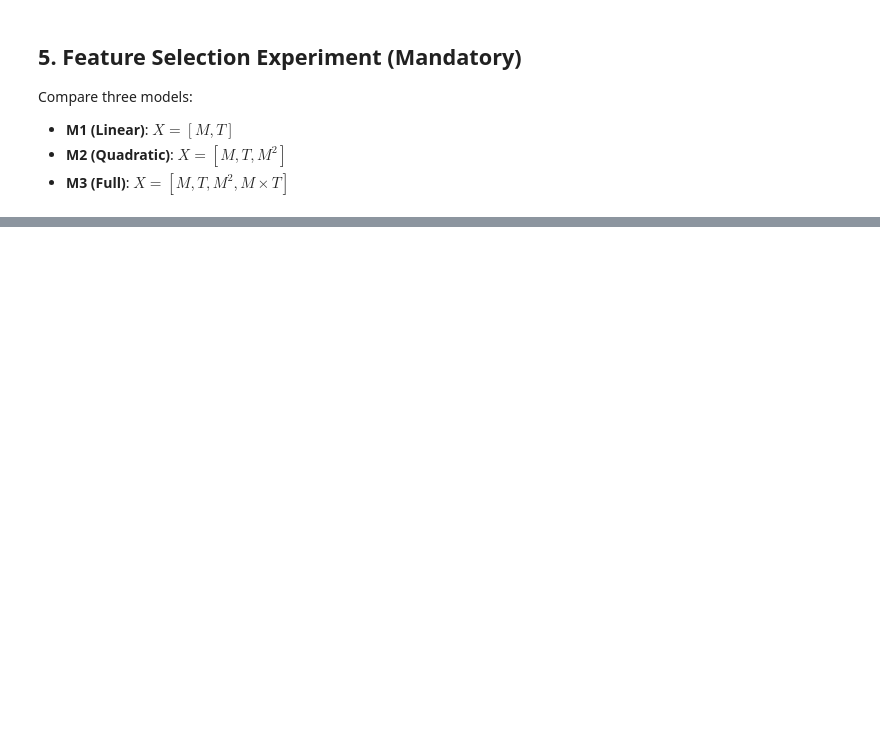
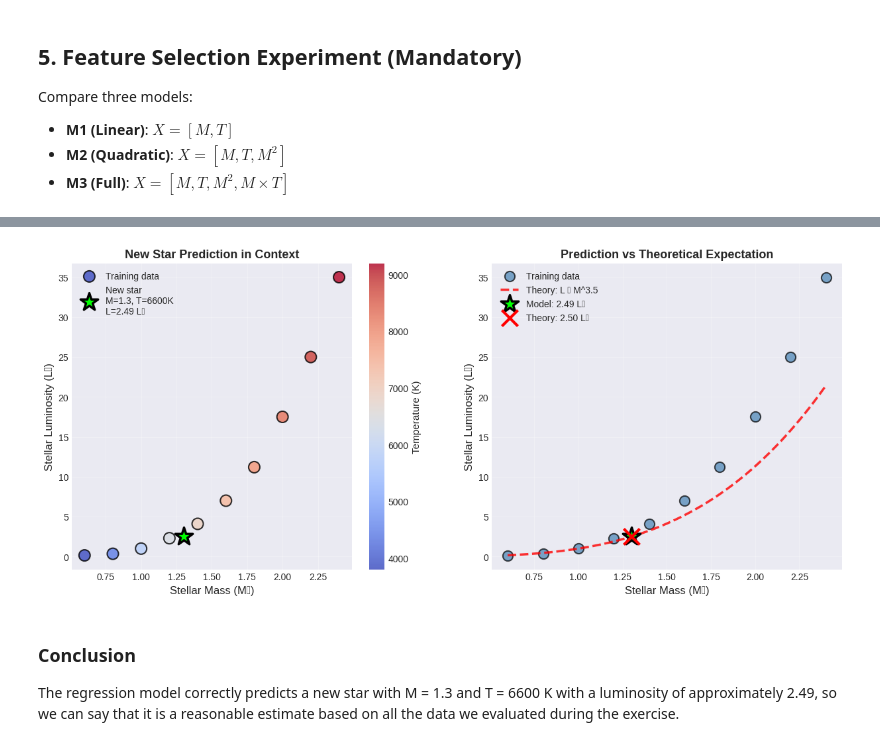
Before and after one commit to DASarria/regression-ai-infrastructure, a Jupyter notebook: 02_part2_polyreg.ipynb, the cells around one changed output, grey strips where cells are left out. Cells and saved outputs as stored; diff of their text form; code cells hidden in the pictures; blank space fills up the shorter version.

```diff
--- a/02_part2_polyreg.ipynb
+++ b/02_part2_polyreg.ipynb
@@ -490,0 +990,54 @@ Compare three models:
+# %%
+
+
+fig, axes = plt.subplots(1, 2, figsize=(15, 6))
+
+scatter = axes[0].scatter(M, L, c=T, s=150, cmap='coolwarm',
+                          edgecolors='black', linewidth=1.5, alpha=0.8,
+                          label='Training data')
+
+
+axes[0].scatter(M_new, L_pred_best, s=400, c='lime', marker='*',
+               edgecolors='black', linewidth=2.5, zorder=5,
+               label=f'New star\nM={M_new}, T={T_new}K\nL={L_pred_best:.2f} L☉')
+axes[0].errorbar(M_new, L_pred_best, fmt='none',
+                ecolor='lime', elinewidth=3, capsize=10, capthick=2,
+                alpha=0.7, zorder=4)
+
+axes[0].set_xlabel('Stellar Mass (M☉)', fontsize=12)
+axes[0].set_ylabel('Stellar Luminosity (L☉)', fontsize=12)
+axes[0].set_title('New Star Prediction in Context', fontsize=13, fontweight='bold')
+axes[0].legend(fontsize=10, loc='upper left')
+axes[0].grid(True, alpha=0.3)
+
+cbar = plt.colorbar(scatter, ax=axes[0])
+cbar.set_label('Temperature (K)', fontsize=11)
+alpha_theory = 3.5
+L_theory = (M_new / 1.0) ** alpha_theory  # Relativo al Sol
+# Plot 2: Comparación con teoría
+masses_theory = np.linspace(0.6, 2.4, 100)
+L_theory_curve = masses_theory ** alpha_theory
+
+axes[1].scatter(M, L, s=120, c='steelblue', alpha=0.7,
+               edgecolors='black', linewidth=1.5, label='Training data')
+axes[1].plot(masses_theory, L_theory_curve, 'r--', linewidth=2.5,
+            label=f'Theory: L ∝ M^{alpha_theory}', alpha=0.8)
+axes[1].scatter(M_new, L_pred_best, s=400, c='lime', marker='*',
+               edgecolors='black', linewidth=2.5, zorder=5,
+               label=f'Model: {L_pred_best:.2f} L☉')
+axes[1].scatter(M_new, L_theory, s=300, c='red', marker='x',
+               linewidth=3, zorder=5,
+               label=f'Theory: {L_theory:.2f} L☉')
+
+axes[1].set_xlabel('Stellar Mass (M☉)', fontsize=12)
+axes[1].set_ylabel('Stellar Luminosity (L☉)', fontsize=12)
+axes[1].set_title('Prediction vs Theoretical Expectation', fontsize=13, fontweight='bold')
+axes[1].legend(fontsize=10)
+axes[1].grid(True, alpha=0.3)
+plt.show()
+# %% [output]
+[figure, added]
+# %% [markdown]
+### **Conclusion**
+
+The regression model correctly predicts a new star with M = 1.3 and T = 6600 K with a luminosity of approximately 2.49, so we can say that it is a reasonable estimate based on all the data we evaluated during the exercise.
```
Also changed, not shown: parts of 17 cells of this notebook, 9 other files.
